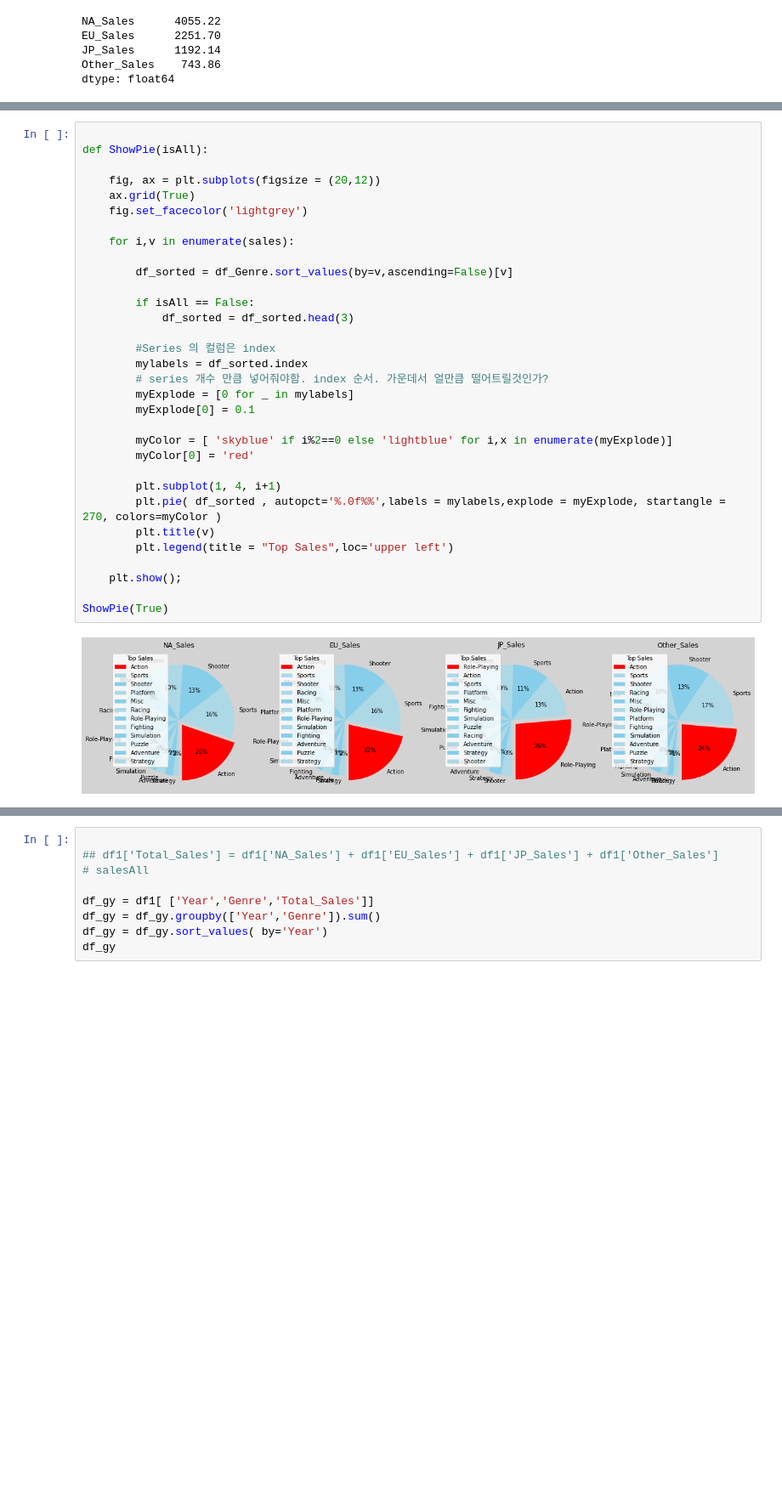
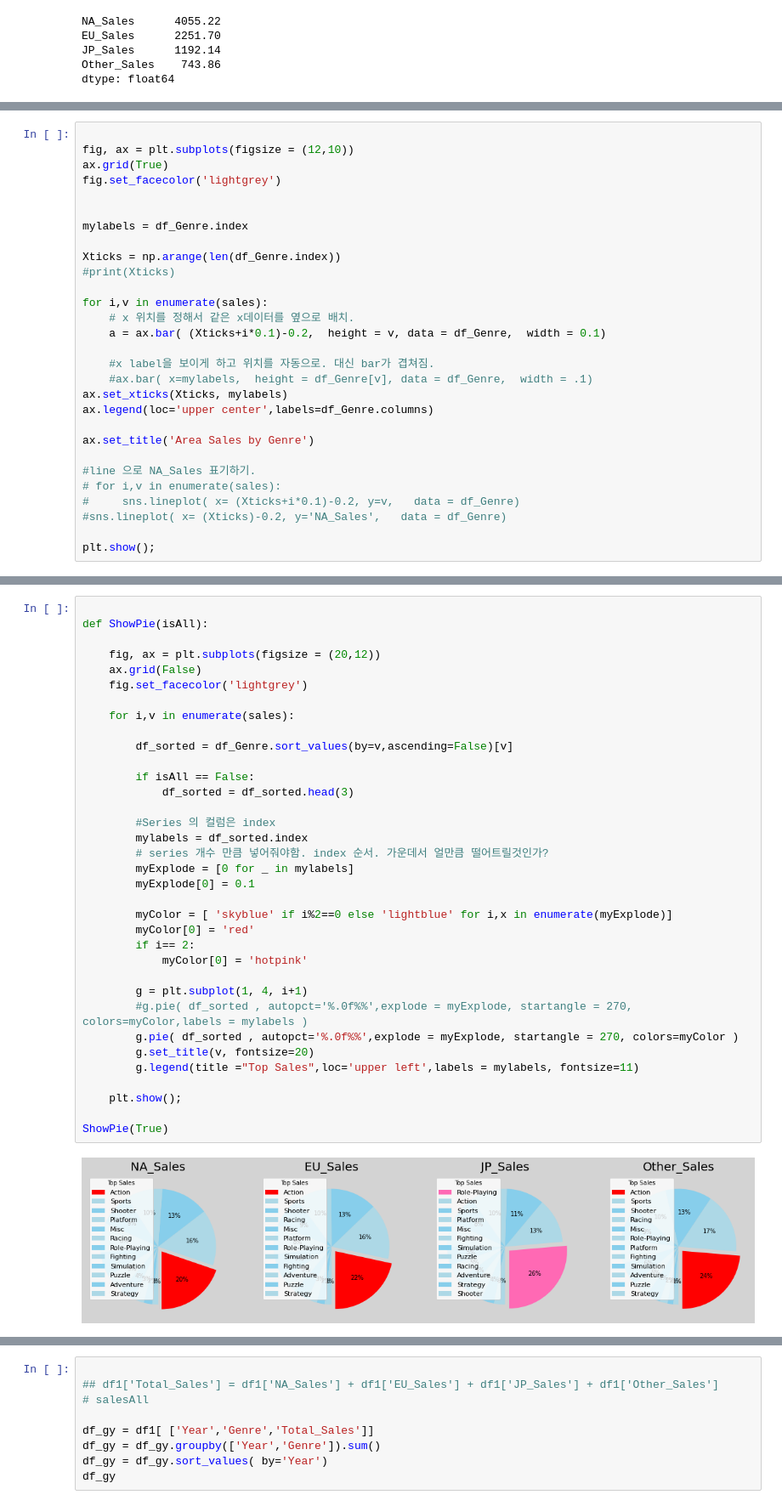
Before and after one commit to letssoar/CodeStatesProject, a Jupyter notebook: section1/colab_1.ipynb, the cells around one changed output, grey strips where cells are left out. Shown at 85% size. Drawn from its saved outputs; the diff is of its cells as text; blank space fills up the shorter version.

```diff
--- a/section1/colab_1.ipynb
+++ b/section1/colab_1.ipynb
@@ -211,0 +252,29 @@ plt.show();
+# %%
+
+fig, ax = plt.subplots(figsize = (12,10))
+ax.grid(True)
+fig.set_facecolor('lightgrey')
+
+
+mylabels = df_Genre.index
+
+Xticks = np.arange(len(df_Genre.index))
+#print(Xticks)
+
+for i,v in enumerate(sales):
+    # x 위치를 정해서 같은 x데이터를 옆으로 배치.
+    a = ax.bar( (Xticks+i*0.1)-0.2,  height = v, data = df_Genre,  width = 0.1)
+
+    #x label을 보이게 하고 위치를 자동으로. 대신 bar가 겹쳐짐.
+    #ax.bar( x=mylabels,  height = df_Genre[v], data = df_Genre,  width = .1)
+ax.set_xticks(Xticks, mylabels)
+ax.legend(loc='upper center',labels=df_Genre.columns)
+
+ax.set_title('Area Sales by Genre')
+
+#line 으로 NA_Sales 표기하기.
+# for i,v in enumerate(sales):
+#     sns.lineplot( x= (Xticks+i*0.1)-0.2, y=v,   data = df_Genre)
+#sns.lineplot( x= (Xticks)-0.2, y='NA_Sales',   data = df_Genre)
+
+plt.show();
@@ -212,35 +283,38 @@ plt.show();
 # %%
 
 def ShowPie(isAll):
 
     fig, ax = plt.subplots(figsize = (20,12))
-    ax.grid(True)
+    ax.grid(False)
     fig.set_facecolor('lightgrey')
 
     for i,v in enumerate(sales):
 
         df_sorted = df_Genre.sort_values(by=v,ascending=False)[v]
 
         if isAll == False:
             df_sorted = df_sorted.head(3)
 
         #Series 의 컬럼은 index
         mylabels = df_sorted.index
         # series 개수 만큼 넣어줘야함. index 순서. 가운데서 얼만큼 떨어트릴것인가?
         myExplode = [0 for _ in mylabels]
         myExplode[0] = 0.1
 
         myColor = [ 'skyblue' if i%2==0 else 'lightblue' for i,x in enumerate(myExplode)]
         myColor[0] = 'red'
+        if i== 2:
+            myColor[0] = 'hotpink'
 
-        plt.subplot(1, 4, i+1)
-        plt.pie( df_sorted , autopct='%.0f%%',labels = mylabels,explode = myExplode, startangle = 270, colors=myColor )
-        plt.title(v)
-        plt.legend(title = "Top Sales",loc='upper left')
+        g = plt.subplot(1, 4, i+1)
+        #g.pie( df_sorted , autopct='%.0f%%',explode = myExplode, startangle = 270, colors=myColor,labels = mylabels )
+        g.pie( df_sorted , autopct='%.0f%%',explode = myExplode, startangle = 270, colors=myColor )
+        g.set_title(v, fontsize=20)
+        g.legend(title ="Top Sales",loc='upper left',labels = mylabels, fontsize=11)
 
     plt.show();
 
 ShowPie(True)
 # %% [output]
-[figure, old version]
+[figure, new version]
 # %%
```
Also changed, not shown: parts of 31 cells of this notebook, 1 other file.
